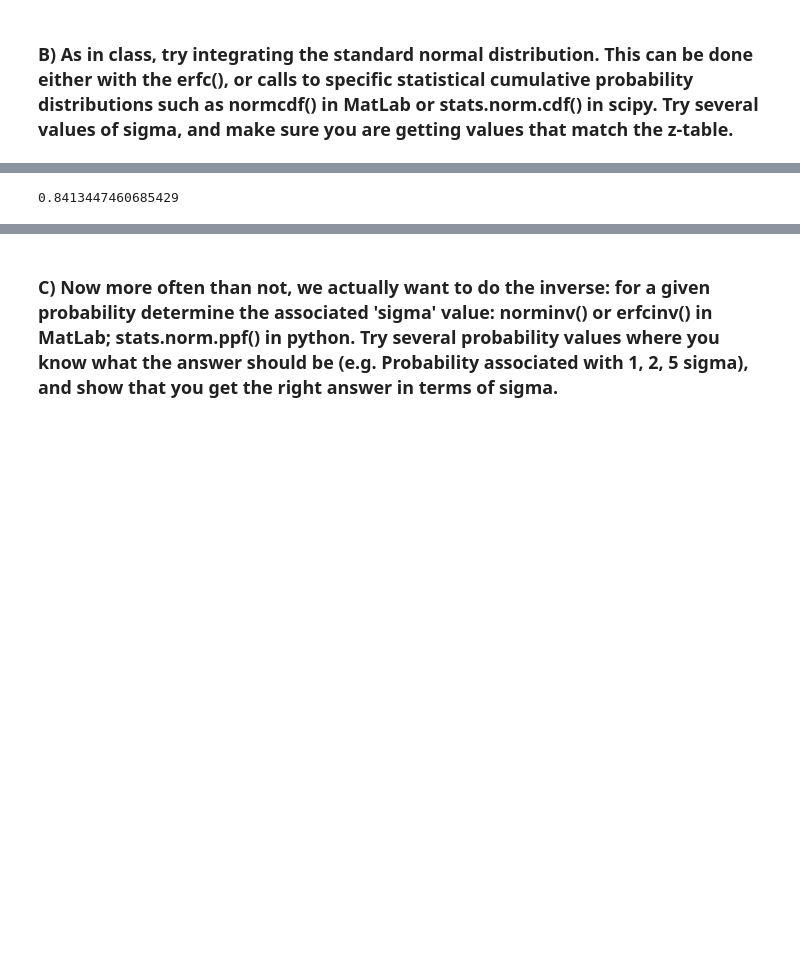
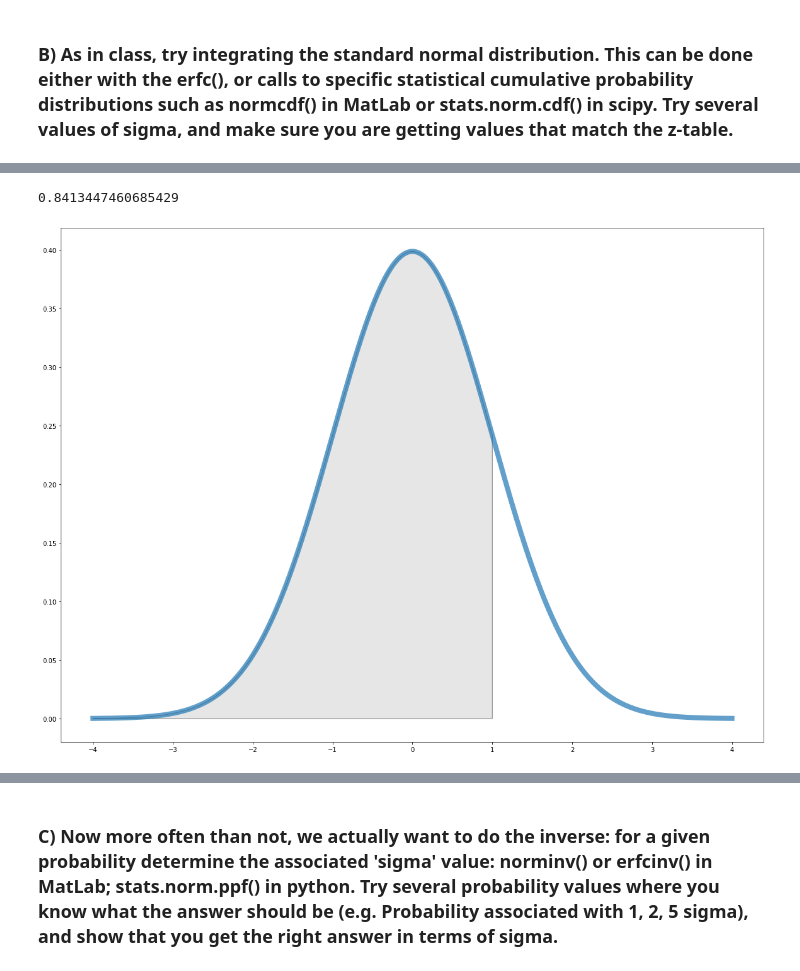
Before and after one commit to nsyochum/Physics-434, a Jupyter notebook: Lab_1/Lab_1_Notebook.ipynb, the cells around one changed output, grey strips where cells are left out. Drawn from its saved outputs; the diff is of its cells as text; code cells hidden in the pictures; blank space fills up the shorter version.

```diff
--- a/Lab_1/Lab_1_Notebook.ipynb
+++ b/Lab_1/Lab_1_Notebook.ipynb
@@ -32,9 +39,21 @@ plt.show()
 # %%
 
+fig, ax = plt.subplots(1, 1)
+x = np.linspace(-4,4,1000)
+
 # now if we go from -inf to 1, we get 0.841, which matches our z table value
+a, b = -4, 1
+shaded = np.linspace(a,b,1000)
 print(stats.norm.cdf(1, loc=0, scale=1))
+ax.plot(x, stats.norm.pdf(x, loc=0, scale=1),linewidth = 8,alpha =0.7)
+verts = [(a, 0), *zip(shaded, stats.norm.pdf(shaded, loc=0, scale=1)), (b,0)]
+poly = Polygon(verts, facecolor='0.9', edgecolor='0.5')
+ax.add_patch(poly)
+
+plt.show()
 # %% [output]
 0.8413447460685429
+[figure, added]
 # %%
 
 fig, ax = plt.subplots(1, 1)
```
Also changed, not shown: parts of 4 cells of this notebook.
